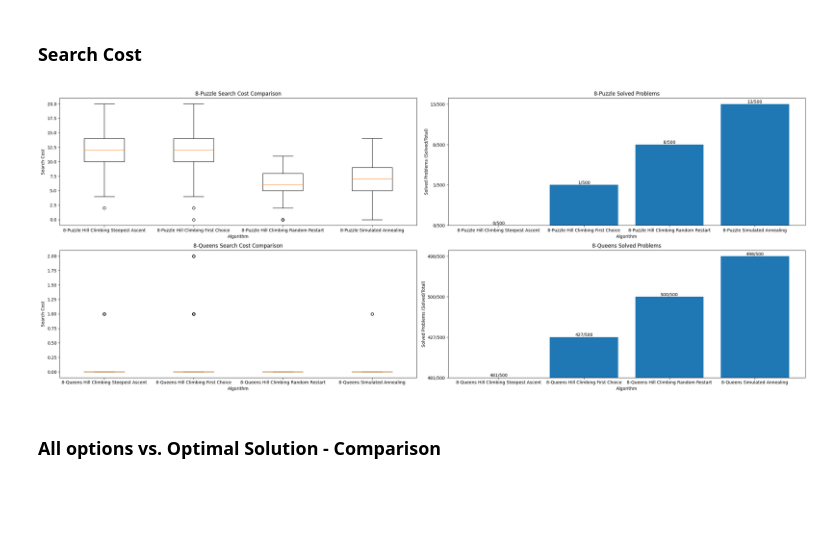
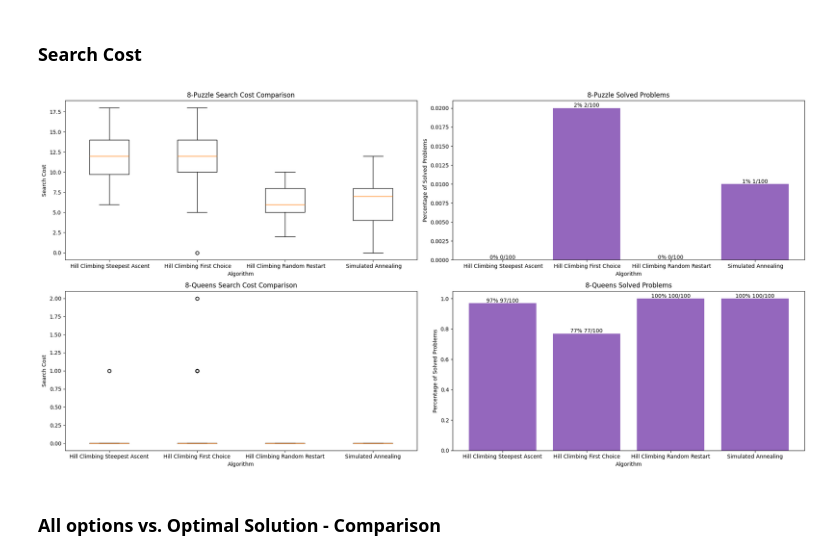
Before and after one commit to panchi64/ai-hw, a Jupyter notebook: hw-4/Group B - Programming Assignment 3.ipynb, the cells around one changed output. Cells and saved outputs as stored; diff of their text form; code cells hidden in the pictures; blank space fills up the shorter version.

Commit message:
Fixed weird bar chart text being out of sync with actual bar heights

```diff
--- a/hw-4/Group B - Programming Assignment 3.ipynb
+++ b/hw-4/Group B - Programming Assignment 3.ipynb
@@ -366,11 +366,12 @@ def sa_8_queens(initial_state, initial_temperature, cooling_rate, max_iterations
 ### Search Cost
 # %%
 def visualize_search_costs(results):
-    fig, axes = plt.subplots(nrows=2, ncols=2, figsize=(25, 10))
+    fig, axes = plt.subplots(nrows=2, ncols=2, figsize=(20, 10))
 
     for i, problem in enumerate(["8-Puzzle", "8-Queens"]):
         search_costs_plot = axes[i][0]
         solved_problems_plot = axes[i][1]
+        total_problems = -1
 
         search_costs_data = []
         labels = []
@@ -379,30 +380,38 @@ def visualize_search_costs(results):
         for algorithm_name, (search_costs, _) in results.items():
             if problem in algorithm_name:
                 search_costs_data.append(search_costs)
-                labels.append(algorithm_name)  # Move this inside the loop
+                labels.append(algorithm_name.replace('8-Queens ','').replace('8-Puzzle',''))  # Move this inside the loop
                 solved_problems_count = sum(cost == 0 for cost in search_costs)
                 solved_problems_totals.append((solved_problems_count, len(search_costs)))
+
+            if total_problems == -1:
+                total_problems = len(search_costs)
 
         search_costs_plot.boxplot(search_costs_data, labels=labels)  # Move this inside the loop
         search_costs_plot.set_title(f"{problem} Search Cost Comparison")
         search_costs_plot.set_xlabel("Algorithm")
         search_costs_plot.set_ylabel("Search Cost")
 
-        solved_problems_data = [f"{solved}/{total}" for solved, total in solved_problems_totals]
+        solved_problems_data = [solved/total for solved, total in solved_problems_totals]
 
-        for bar, label in zip(solved_problems_plot.bar(labels, solved_problems_data), solved_problems_data):
-            solved_problems_plot.text(bar.get_x() + bar.get_width() / 2, bar.get_height(), label,
-                                      ha='center', va='bottom')
+        # Scale the heights of the bars based on the proportion of problems solved
+        bar_heights = [solved_problems_plot.bar(labels, solved_problems_data)[i].get_height()
+                       for i in range(len(labels))]
+
+        for bar, label, height in zip(solved_problems_plot.bar(labels, solved_problems_data),
+                              solved_problems_data, bar_heights):
+            solved_problems_plot.text(bar.get_x() + bar.get_width() / 2, height,
+                              f"{int(label*100)}% {int(label*total_problems)}/{total_problems}", ha='center', va='bottom')
 
         solved_problems_plot.set_title(f"{problem} Solved Problems")
         solved_problems_plot.set_xlabel("Algorithm")
-        solved_problems_plot.set_ylabel("Solved Problems (Solved/Total)")
+        solved_problems_plot.set_ylabel("Percentage of Solved Problems")
 
     plt.tight_layout()
     plt.show()
 
 
-def compare_algorithms(num_instances=500, max_restarts=15, initial_temperature=100, cooling_rate=0.99,
+def compare_algorithms(num_instances=100, max_restarts=15, initial_temperature=100, cooling_rate=0.99,
                        max_iterations=1000):
     algorithms = [
         ("8-Puzzle Hill Climbing Steepest Ascent", hc_sa_8_puzzle),
@@ -418,33 +427,33 @@ def compare_algorithms(num_instances=500, max_restarts=15, initial_temperature=1
     results = {}
     for algorithm_name, algorithm_func in algorithms:
         search_costs = []
         execution_times = []
         for _ in range(num_instances):
             if "8-Puzzle" in algorithm_name:
                 initial_state = gen_8p_init_state()
                 check_state = check_puzzle_state
             else:
                 initial_state = gen_8q_init_state()
                 check_state = verify_queens_state
 
             start_time = time.time()
             if "Random Restart" in algorithm_name:
                 solution = algorithm_func(initial_state, max_restarts)
             elif "Simulated Annealing" in algorithm_name:
                 solution = algorithm_func(initial_state, initial_temperature, cooling_rate, max_iterations)
             else:
                 solution = algorithm_func(initial_state)
             end_time = time.time()
             search_cost = check_state(solution)
             search_costs.append(search_cost)
             execution_times.append(end_time - start_time)
         results[algorithm_name] = (search_costs, execution_times)
 
     visualize_search_costs(results)
 
 if __name__ == "__main__":
     compare_algorithms()
 # %% [output]
-[figure, old version]
+[figure, new version]
 # %% [markdown]
 ### All options vs. Optimal Solution - Comparison
```
